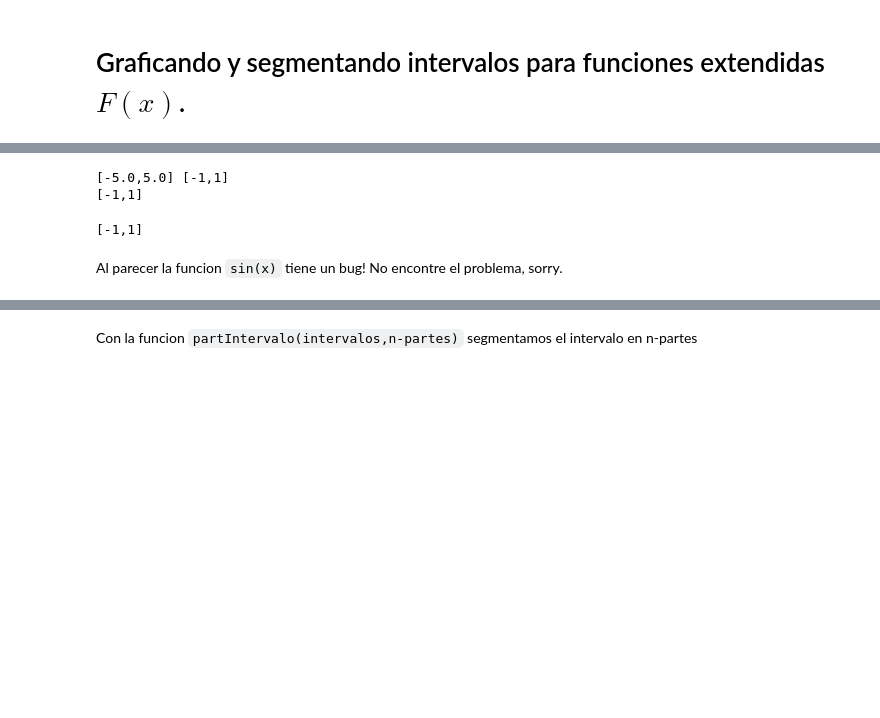
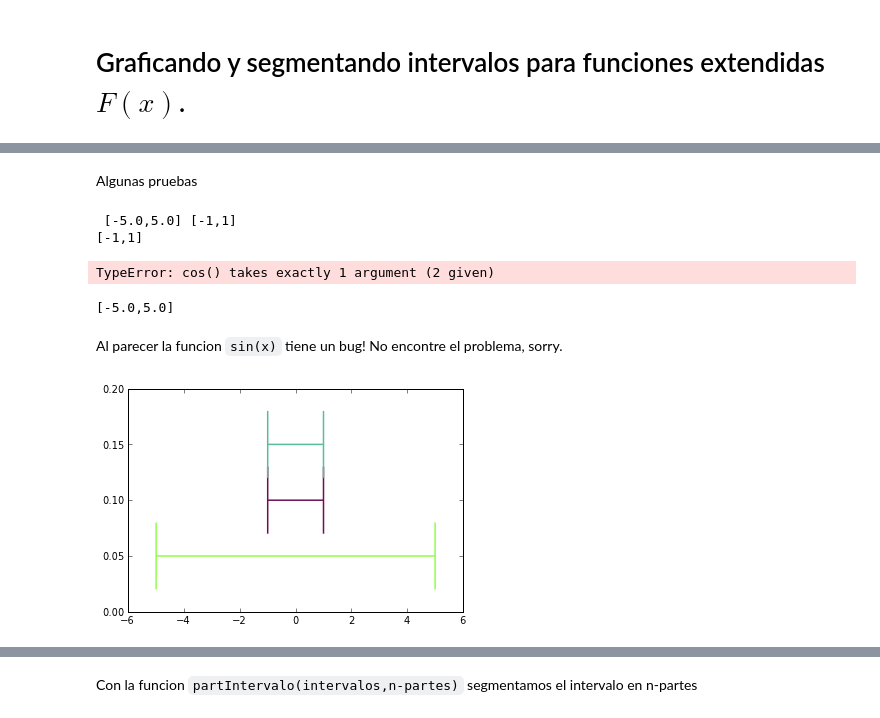
Before and after one commit to zamorays/metodos_rigurosos, a Jupyter notebook: clases/Graficando_Fx.ipynb, the cells around one changed output, grey strips where cells are left out. Saved outputs shown, nothing was run; the diff lists cells and outputs as text; code cells hidden in the pictures; blank space fills up the shorter version.

```diff
--- a/clases/Graficando_Fx.ipynb
+++ b/clases/Graficando_Fx.ipynb
@@ -13,3 +11,5 @@ partIntervalo   plotFIntevalo   plt     sin     sqrt    tan
+# %% [markdown]
+Algunas pruebas
 # %%
 a = Intervalo(-5.,5.)
 print a, a.cos()
@@ -19,9 +19,14 @@ print cos(a)
 [-1,1]
-# %%
-#sin(a)
-print a.cos()
-#a.sin()
-# %% [output]
-[-1,1]
+# %%
+a = Intervalo(-5.,5.)
+print a, a.sin()
+print sin(a)
+# %% [output]
+TypeError: cos() takes exactly 1 argument (2 given)
+[-5.0,5.0]
 # %% [markdown]
 Al parecer la funcion `sin(x)` tiene un bug! No encontre el problema, sorry.
+# %%
+plot_intevalo([a,cos(a),a.cos()])
+# %% [output]
+[figure, added]
```
Also changed, not shown: parts of 11 cells of this notebook, 1 other file.
